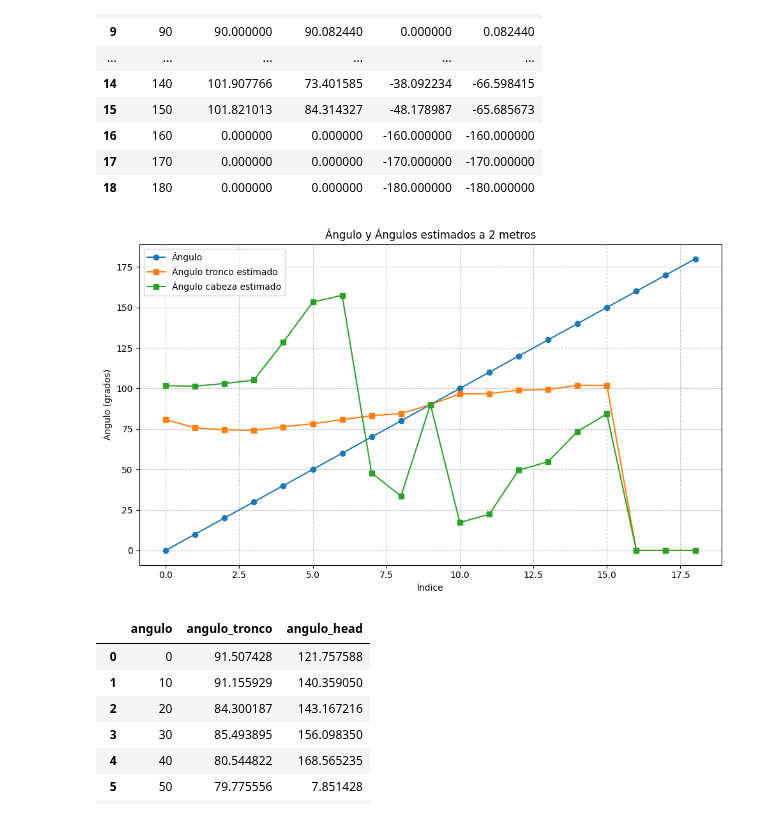
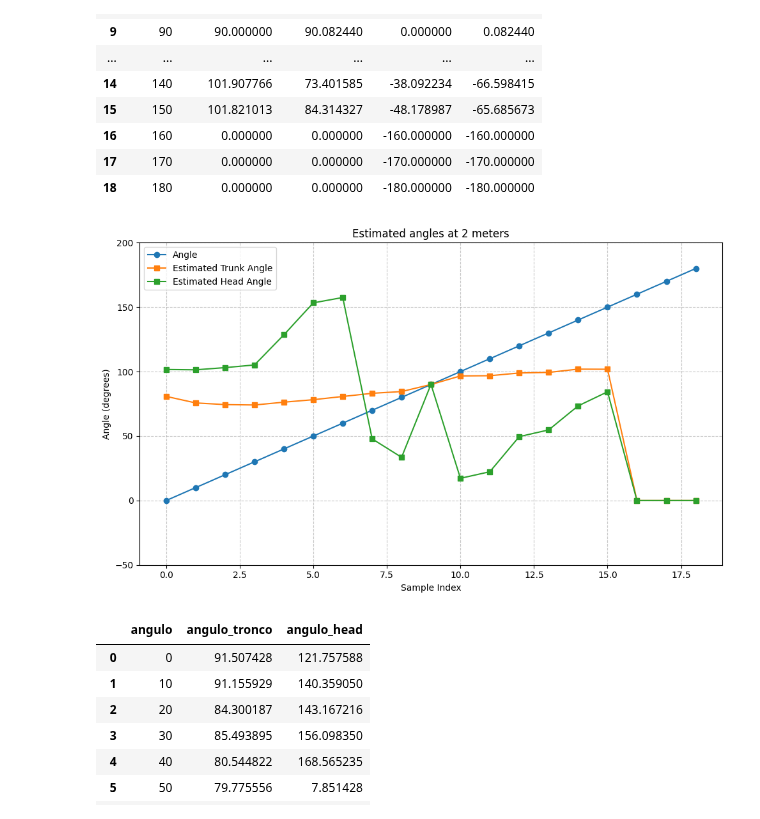
Before and after one commit to stevenaraujo98/integracion_pcl, a Jupyter notebook: get_res.ipynb, the cells around one changed output. Cells and saved outputs as stored; diff of their text form; code cells hidden in the pictures.

```diff
--- a/get_res.ipynb
+++ b/get_res.ipynb
@@ -813,32 +817,35 @@ df_orientaciones_cabeza_200
 # %%
 # grafica el angulo de Y, con valores en x de los indices de df_orientaciones_200
 # plt.plot(df_orientaciones_200["angulo_tronco"])
 # plt.plot(df_orientaciones_200["angulo"].astype(int))
 
 # Crear la figura y los ejes
 fig, ax = plt.subplots(figsize=(10, 6))
 
 # Graficar ambas líneas
-ax.plot(df_orientaciones_cabeza_200.index, df_orientaciones_cabeza_200["angulo"].astype(int), label='Ángulo', marker='o')
-ax.plot(df_orientaciones_cabeza_200.index, df_orientaciones_cabeza_200["angulo_tronco"], label='Ángulo tronco estimado', marker='s')
-ax.plot(df_orientaciones_cabeza_200.index, df_orientaciones_cabeza_200["angulo_head"], label='Ángulo cabeza estimado', marker='s')
+ax.plot(df_orientaciones_cabeza_200.index, df_orientaciones_cabeza_200["angulo"].astype(int), label='Angle', marker='o')
+ax.plot(df_orientaciones_cabeza_200.index, df_orientaciones_cabeza_200["angulo_tronco"], label='Estimated Trunk Angle', marker='s')
+ax.plot(df_orientaciones_cabeza_200.index, df_orientaciones_cabeza_200["angulo_head"], label='Estimated Head Angle', marker='s')
 
 # Configurar el título y las etiquetas de los ejes
-ax.set_title('Ángulo y Ángulos estimados a 2 metros')
-ax.set_xlabel('Índice')
-ax.set_ylabel('Ángulo (grados)')
+ax.set_title('Estimated angles at 2 meters')
+ax.set_xlabel('Sample Index')
+ax.set_ylabel('Angle (degrees)')
+
+# y vaya de entre 100 y 200
+plt.ylim(-50, 200)
 
 # Añadir una leyenda
 ax.legend()
 
 # Añadir una cuadrícula para mejor lectura
 ax.grid(True, linestyle='--', alpha=0.7)
 
 # Ajustar el diseño y mostrar la gráfica
 plt.tight_layout()
 plt.show()
 # %% [output]
-[figure, old version]
+[figure, new version]
 # %%
 df_orientaciones_cabeza_300
 # %% [output]
```
Also changed, not shown: parts of 9 cells of this notebook, 2 other files.
